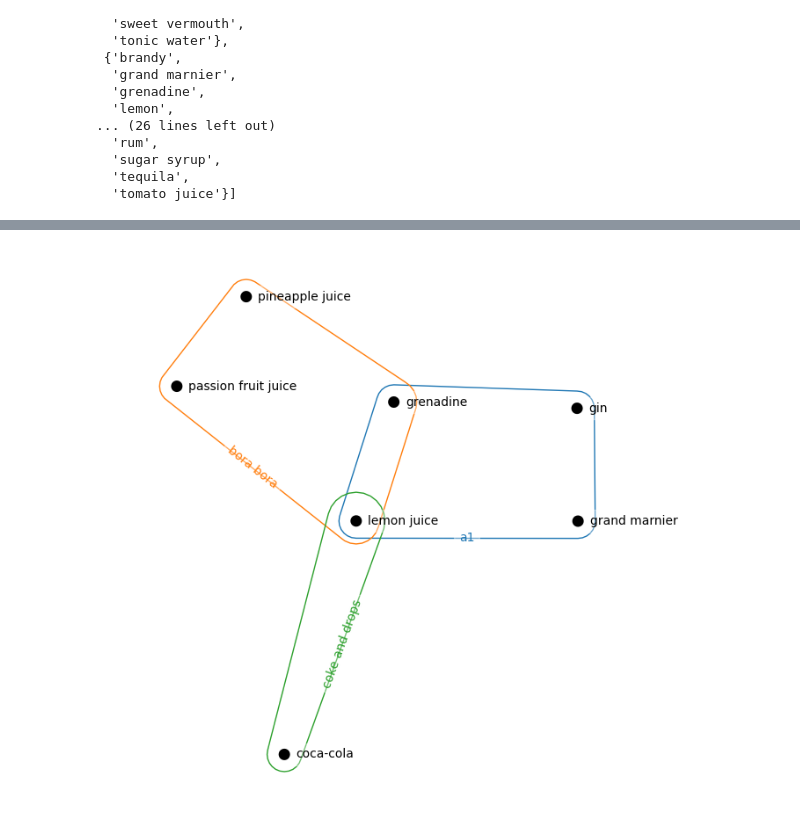
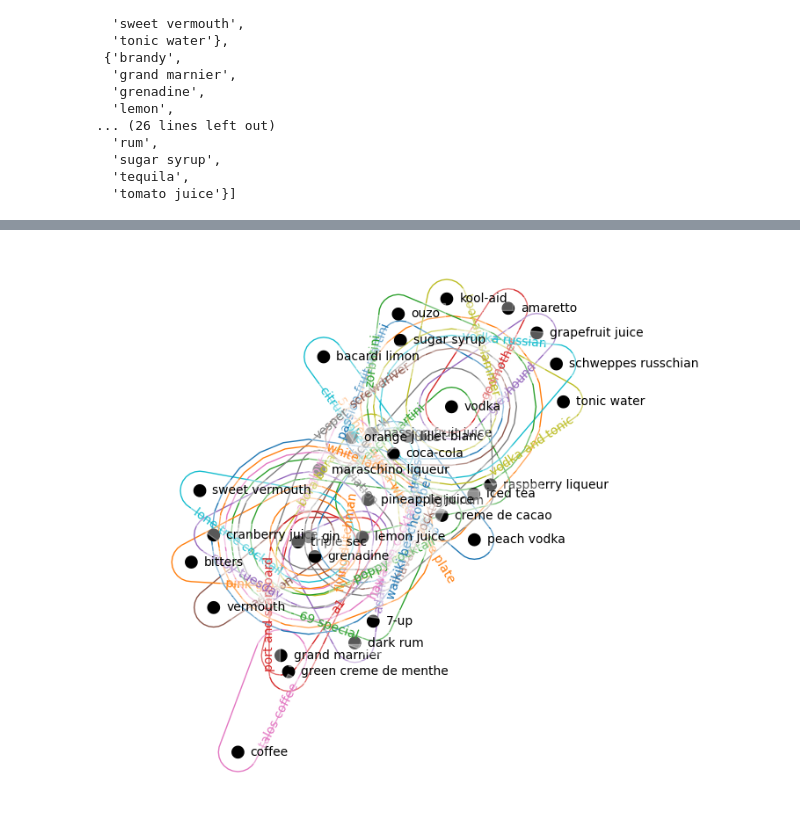
Before and after one commit to mwizer/complex-networks-of-drinks, a Jupyter notebook: basic_analysis.ipynb, the cells around one changed output, grey strips where cells are left out. Saved outputs shown, nothing was run; the diff lists cells and outputs as text; code cells hidden in the pictures.

```diff
--- a/basic_analysis.ipynb
+++ b/basic_analysis.ipynb
@@ -305,13 +604,21 @@ nx.draw(g)
+# %%
+def issubset(set1, set2):
+    set1cpy = set1.copy()
+    for i in set2:
+        set1cpy.add(i)
+    return len(set1cpy)-len(set1)
 # %%
 ings = {"grenadine", "coca-cola", "vodka", "lemon juice", "pineapple juice", "gin", "passion fruit juice", "grand marnier"}
 
 can_be_made = []
 
+treshold = 1
+
 for edge in H.edges:
-    if(set(H.incidence_dict[edge]).issubset(ings)):
+    if issubset(ings, set(H.incidence_dict[edge])) <= treshold:
         can_be_made.append(edge)
 
 H_can_be_made = H.restrict_to_edges(can_be_made)
 hnx.draw(H_can_be_made)
 # %% [output]
-[figure, old version]
+[figure, new version]
```
Also changed, not shown: parts of 19 cells of this notebook.
